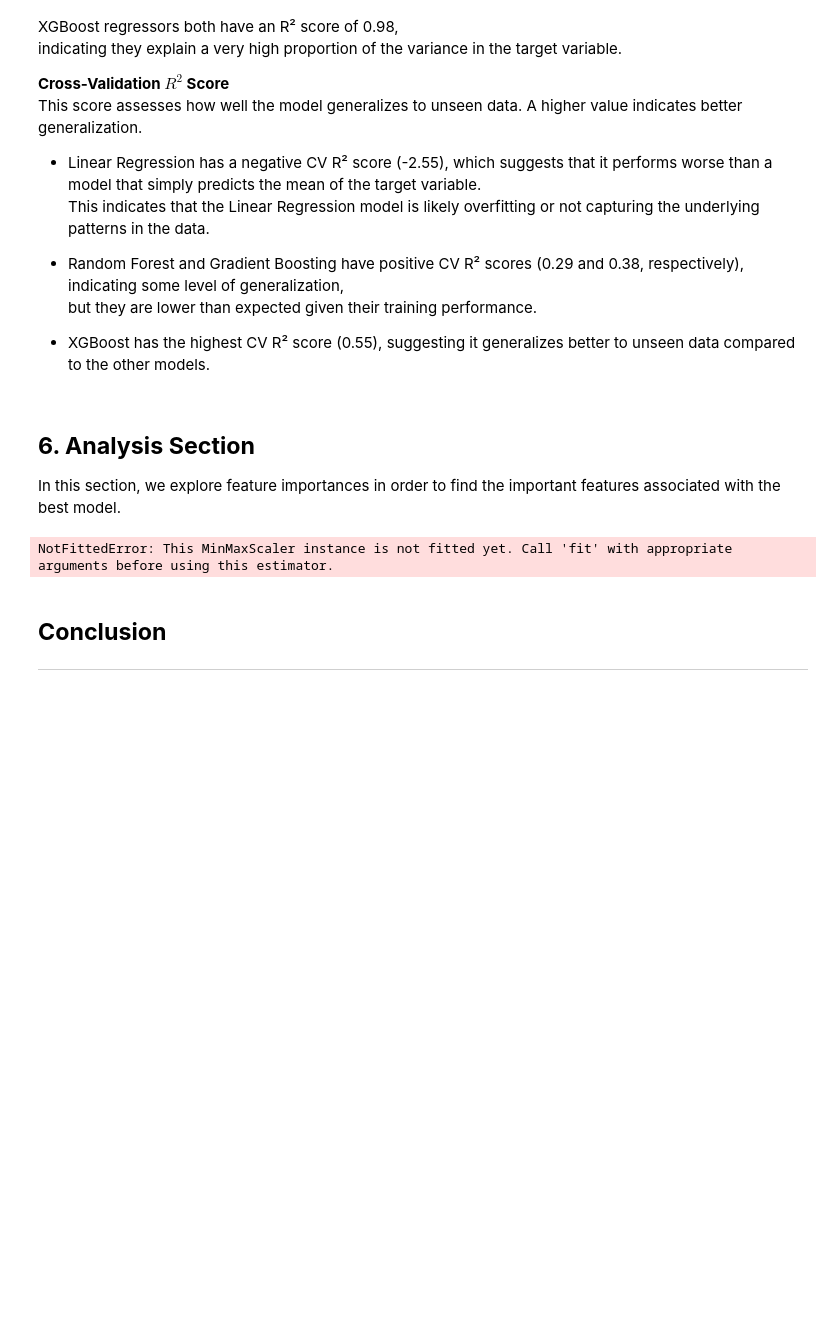
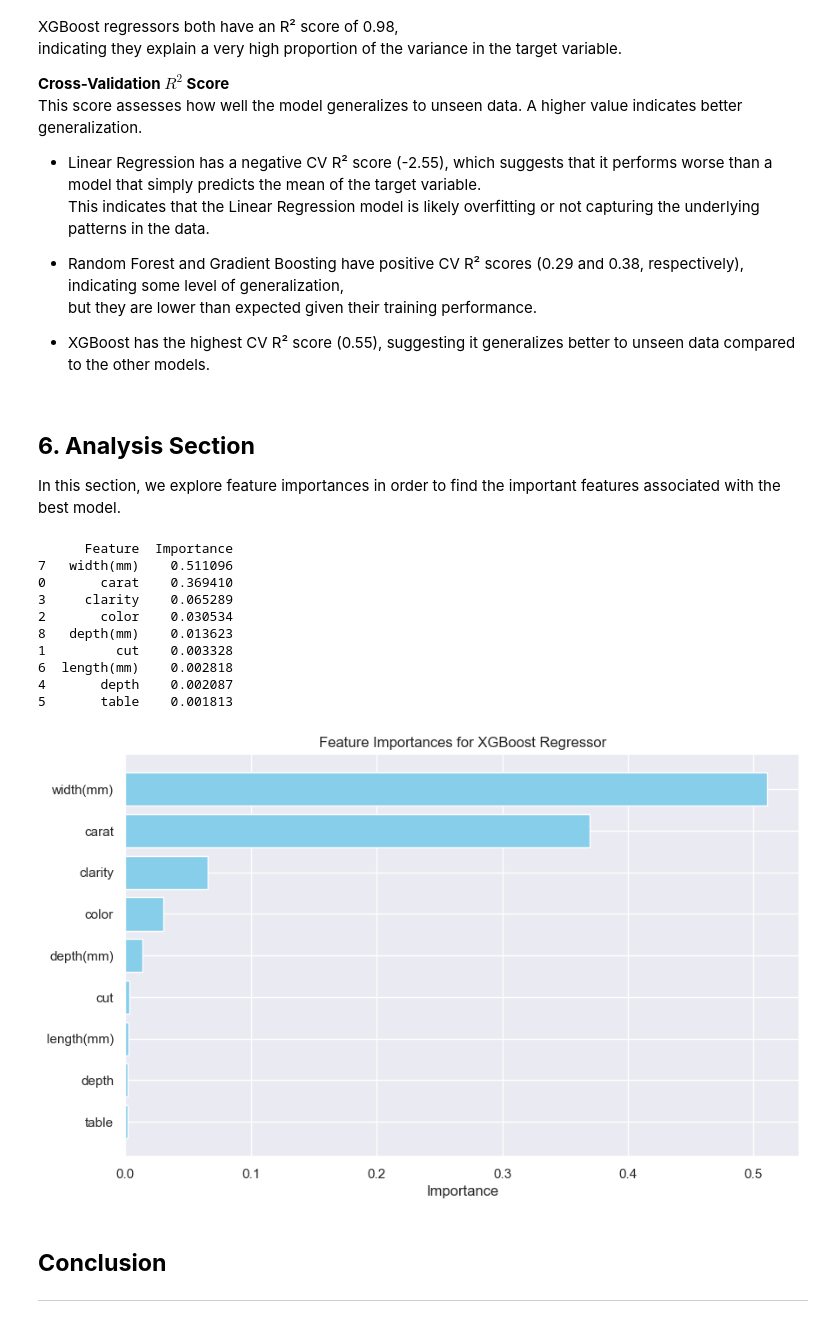
Before and after one commit to UgeneTettey/iiAfrica_IIP_ML, a Jupyter notebook: G1/diamond_price_predition/diamond_price_prediction_Model_Training.ipynb, the cells around one changed output. Cells and saved outputs as stored; diff of their text form; code cells hidden in the pictures; blank space fills up the shorter version.

```diff
--- a/G1/diamond_price_predition/diamond_price_prediction_Model_Training.ipynb
+++ b/G1/diamond_price_predition/diamond_price_prediction_Model_Training.ipynb
@@ -407,11 +407,11 @@ for name, pipeline in pipelines.items():
 
 
 # Check if this model is the best so far based on both R2 and cross-validation R2
-if (r2 > best_r2_score) or (r2 == best_r2_score and cv_r2_score > best_cv_r2_score):
-    best_r2_score = r2
-    best_cv_r2_score = cv_r2_score
-    best_model_name = name
-    best_model_pipeline = pipeline
+    if (r2 > best_cv_r2_score) and (cv_r2_score > best_cv_r2_score):
+        best_r2_score = r2
+        best_cv_r2_score = cv_r2_score
+        best_model_name = name
+        best_model_pipeline = pipeline
 
 
 # Save the best model
@@ -495,36 +495,47 @@ In this section, we explore feature importances in order to find the important f
 best_model_name = 'XGBRegressor'
 best_model_pipeline = joblib.load(f'best_model_{best_model_name}.pkl')
 
 # Extract the XGBoost model from the pipeline
 xgb_model = best_model_pipeline.named_steps['regressor']
 
 # Get feature importances
 importances = xgb_model.feature_importances_
 
-# Get feature names from the pipeline
-feature_names = best_model_pipeline.named_steps['preprocessor'].transformers[0][1].get_feature_names_out().tolist() + ['cut', 'color', 'clarity']
+# Since label encoding was done before the pipeline, manually define or retrieve feature names
+# Assuming 'X_train' was used during training, and it has already encoded features
+feature_names = X_train.columns.tolist()  # Retrieve feature names from the original training DataFrame
 
 # Create a DataFrame for better visualization
 feature_importance_df = pd.DataFrame({
     'Feature': feature_names,
     'Importance': importances
 })
 
 # Sort the DataFrame by importance
 feature_importance_df = feature_importance_df.sort_values(by='Importance', ascending=False)
 
 # Print the feature importances
 print(feature_importance_df)
 
 # Plot the feature importances
 plt.figure(figsize=(10, 6))
 plt.barh(feature_importance_df['Feature'], feature_importance_df['Importance'], color='skyblue')
 plt.xlabel('Importance')
 plt.title('Feature Importances for XGBoost Regressor')
 plt.gca().invert_yaxis()  # Invert y-axis to show the most important features on top
 plt.show()
 # %% [output]
-NotFittedError: This MinMaxScaler instance is not fitted yet. Call 'fit' with appropriate arguments before using this estimator.
+      Feature  Importance
+7   width(mm)    0.511096
+0       carat    0.369410
+3     clarity    0.065289
+2       color    0.030534
+8   depth(mm)    0.013623
+1         cut    0.003328
+6  length(mm)    0.002818
+4       depth    0.002087
+5       table    0.001813
+[figure, added]
 # %% [markdown]
 ## **Conclusion**
 ---
```
Also changed, not shown: parts of 2 cells of this notebook, 1 other file.
